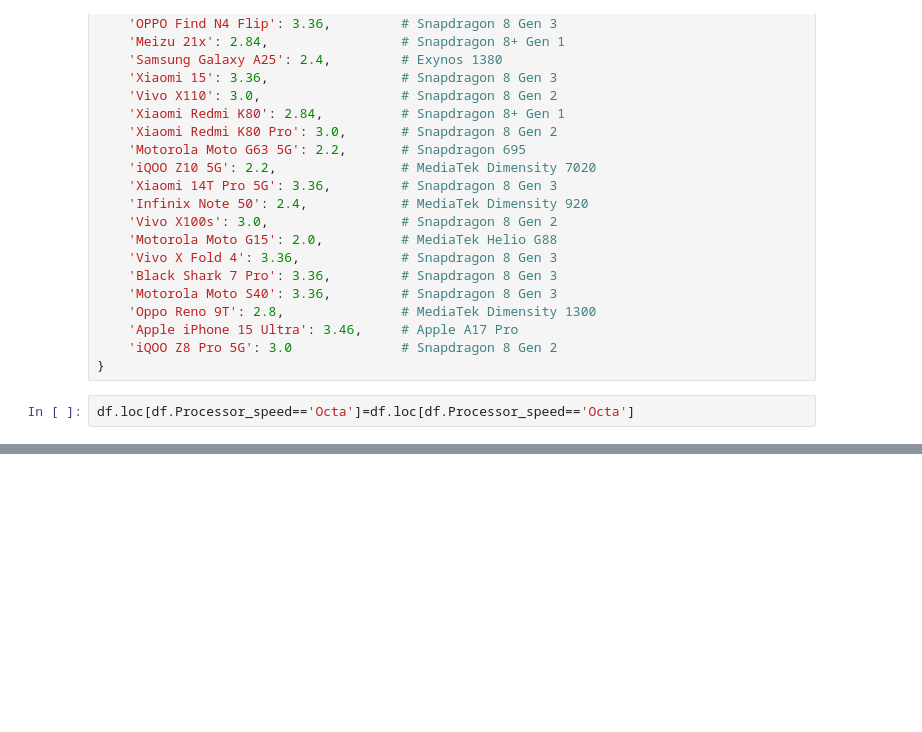
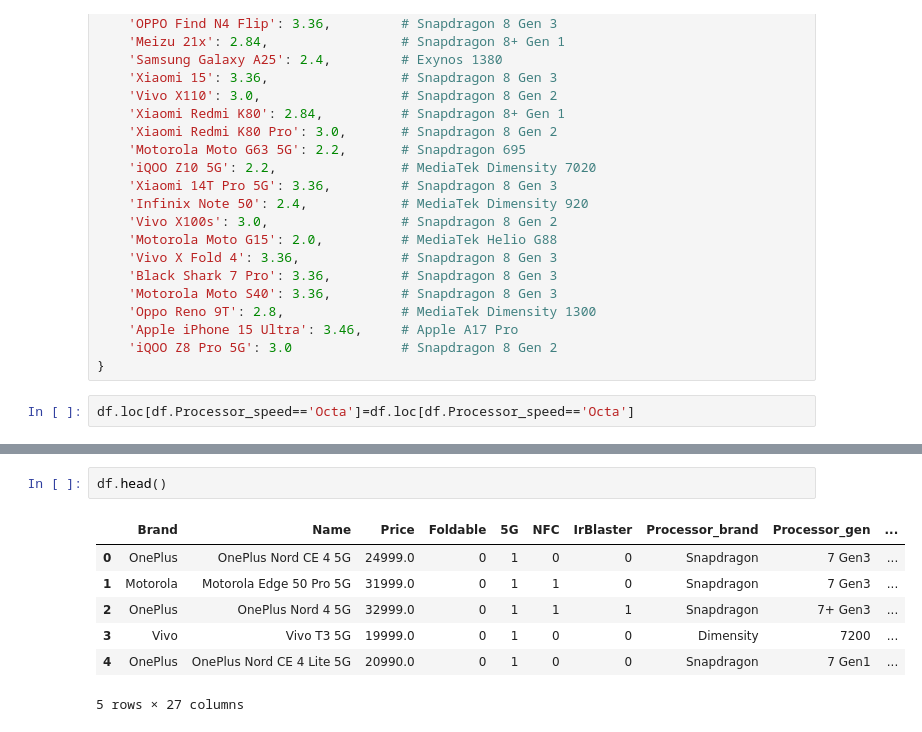
Before and after one commit to veer-debug/Mobile_app, a Jupyter notebook: Jupiter_works/clining_02.ipynb, the cells around one changed output, grey strips where cells are left out. Saved outputs shown, nothing was run; the diff lists cells and outputs as text; blank space fills up the shorter version.

```diff
--- a/Jupiter_works/clining_02.ipynb
+++ b/Jupiter_works/clining_02.ipynb
@@ -129,0 +321,10 @@ df.Expandable.value_counts()
+# %%
+df.head()
+# %% [output]
+|  | Brand | Name | Price | Foldable | 5G | NFC | IrBlaster | Processor_brand | Processor_gen | ... |
+| 0 | OnePlus | OnePlus Nord CE 4 5G | 24999.0 | 0 | 1 | 0 | 0 | Snapdragon | 7 Gen3 | ... |
+| 1 | Motorola | Motorola Edge 50 Pro 5G | 31999.0 | 0 | 1 | 1 | 0 | Snapdragon | 7 Gen3 | ... |
+| 2 | OnePlus | OnePlus Nord 4 5G | 32999.0 | 0 | 1 | 1 | 1 | Snapdragon | 7+ Gen3 | ... |
+| 3 | Vivo | Vivo T3 5G | 19999.0 | 0 | 1 | 0 | 0 | Dimensity | 7200 | ... |
+| 4 | OnePlus | OnePlus Nord CE 4 Lite 5G | 20990.0 | 0 | 1 | 0 | 0 | Snapdragon | 7 Gen1 | ... |
+5 rows × 27 columns
```
Also changed, not shown: parts of 19 cells of this notebook.
